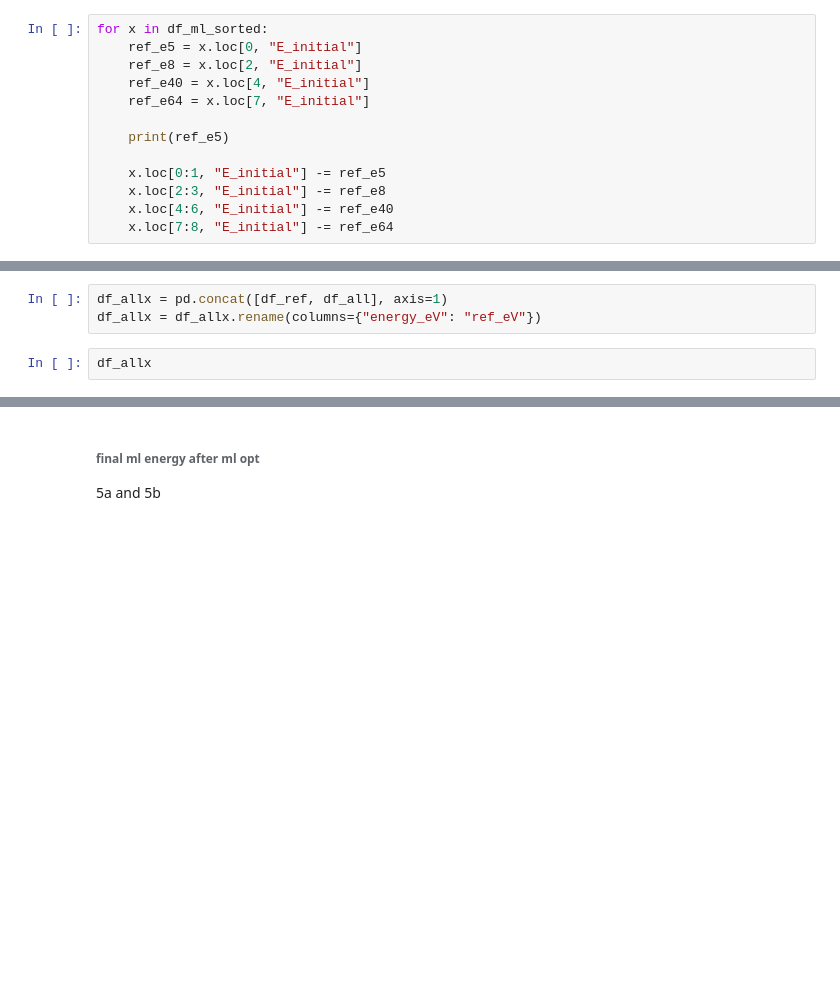
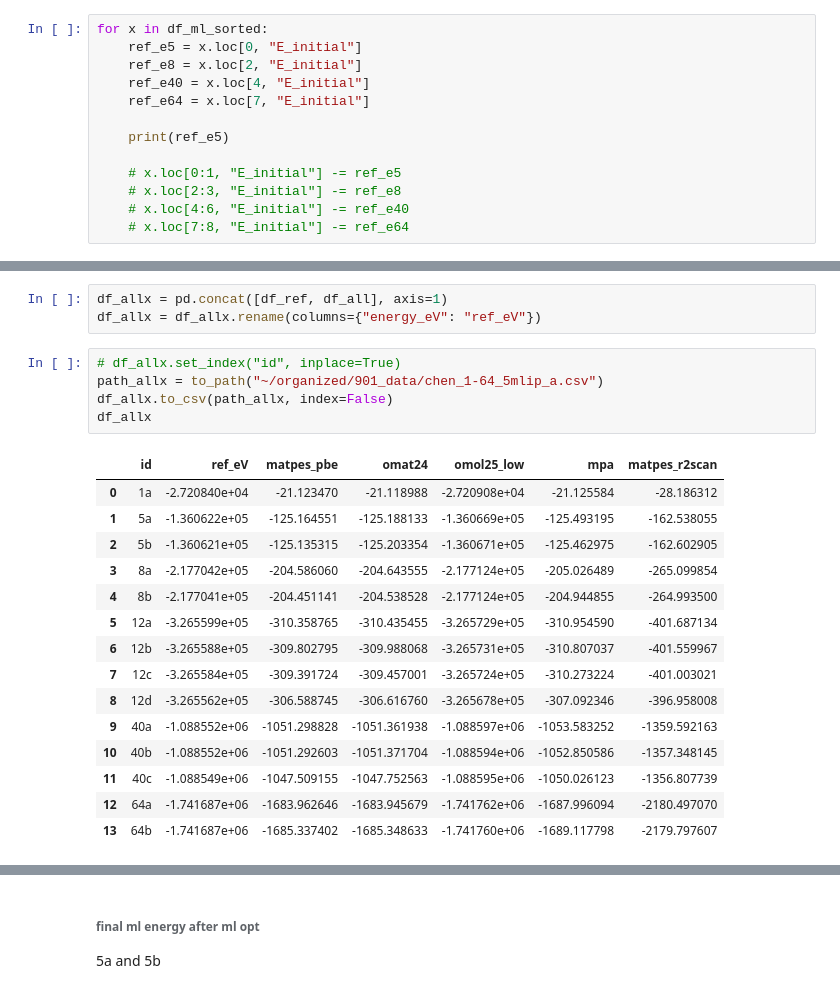
Before and after one commit to lznxbz/thesis_notebooks, a Jupyter notebook: 260122_compare_ff_energies_ChenDixon.ipynb, the cells around one changed output, grey strips where cells are left out. Drawn from its saved outputs; the diff is of its cells as text; blank space fills up the shorter version.

```diff
--- a/260122_compare_ff_energies_ChenDixon.ipynb
+++ b/260122_compare_ff_energies_ChenDixon.ipynb
@@ -109,7 +124,7 @@ for x in df_ml_sorted:
 
     print(ref_e5)
 
-    x.loc[0:1, "E_initial"] -= ref_e5
-    x.loc[2:3, "E_initial"] -= ref_e8
-    x.loc[4:6, "E_initial"] -= ref_e40
-    x.loc[7:8, "E_initial"] -= ref_e64
+    # x.loc[0:1, "E_initial"] -= ref_e5
+    # x.loc[2:3, "E_initial"] -= ref_e8
+    # x.loc[4:6, "E_initial"] -= ref_e40
+    # x.loc[7:8, "E_initial"] -= ref_e64
@@ -125,4 +180,23 @@ df_all.columns = col_names
 df_allx = pd.concat([df_ref, df_all], axis=1)
 df_allx = df_allx.rename(columns={"energy_eV": "ref_eV"})
 # %%
+# df_allx.set_index("id", inplace=True)
+path_allx = to_path("~/organized/901_data/chen_1-64_5mlip_a.csv")
+df_allx.to_csv(path_allx, index=False)
 df_allx
+# %% [output]
+|  | id | ref_eV | matpes_pbe | omat24 | omol25_low | mpa | matpes_r2scan |
+| 0 | 1a | -2.720840e+04 | -21.123470 | -21.118988 | -2.720908e+04 | -21.125584 | -28.186312 |
+| 1 | 5a | -1.360622e+05 | -125.164551 | -125.188133 | -1.360669e+05 | -125.493195 | -162.538055 |
+| 2 | 5b | -1.360621e+05 | -125.135315 | -125.203354 | -1.360671e+05 | -125.462975 | -162.602905 |
+| 3 | 8a | -2.177042e+05 | -204.586060 | -204.643555 | -2.177124e+05 | -205.026489 | -265.099854 |
+| 4 | 8b | -2.177041e+05 | -204.451141 | -204.538528 | -2.177124e+05 | -204.944855 | -264.993500 |
+| 5 | 12a | -3.265599e+05 | -310.358765 | -310.435455 | -3.265729e+05 | -310.954590 | -401.687134 |
+| 6 | 12b | -3.265588e+05 | -309.802795 | -309.988068 | -3.265731e+05 | -310.807037 | -401.559967 |
+| 7 | 12c | -3.265584e+05 | -309.391724 | -309.457001 | -3.265724e+05 | -310.273224 | -401.003021 |
+| 8 | 12d | -3.265562e+05 | -306.588745 | -306.616760 | -3.265678e+05 | -307.092346 | -396.958008 |
+| 9 | 40a | -1.088552e+06 | -1051.298828 | -1051.361938 | -1.088597e+06 | -1053.583252 | -1359.592163 |
+| 10 | 40b | -1.088552e+06 | -1051.292603 | -1051.371704 | -1.088594e+06 | -1052.850586 | -1357.348145 |
+| 11 | 40c | -1.088549e+06 | -1047.509155 | -1047.752563 | -1.088595e+06 | -1050.026123 | -1356.807739 |
+| 12 | 64a | -1.741687e+06 | -1683.962646 | -1683.945679 | -1.741762e+06 | -1687.996094 | -2180.497070 |
+| 13 | 64b | -1.741687e+06 | -1685.337402 | -1685.348633 | -1.741760e+06 | -1689.117798 | -2179.797607 |
```
Also changed, not shown: parts of 14 cells of this notebook.
